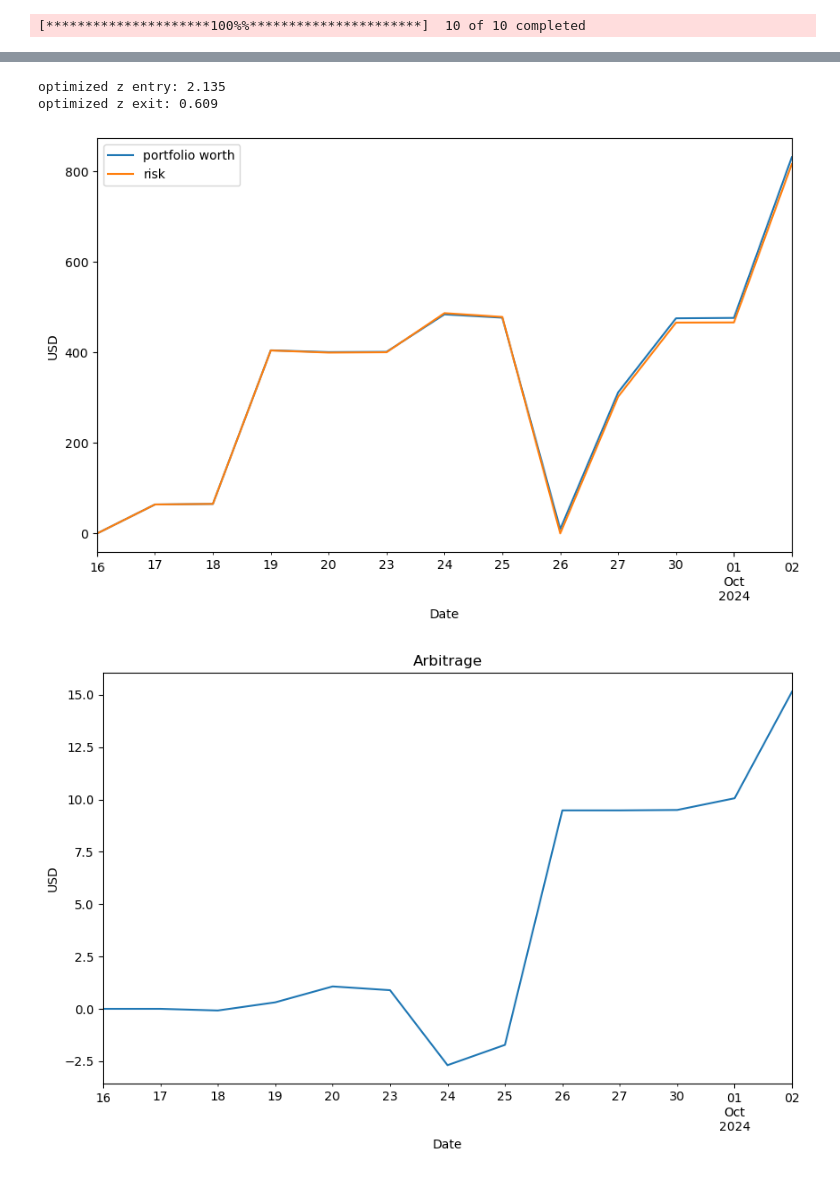
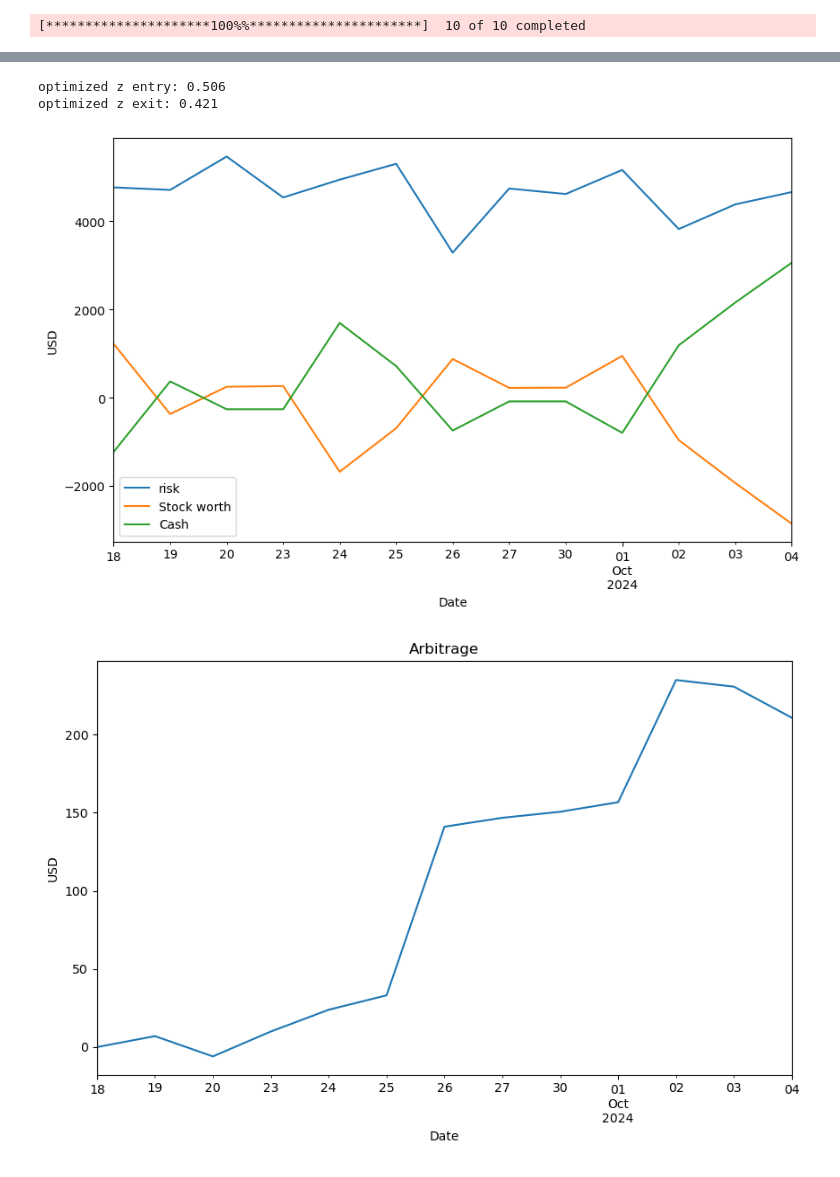
Before and after one commit to SzeLok0305/Finance_study, a Jupyter notebook: yfinance_analysis/Pair trading.ipynb, the cells around one changed output, grey strips where cells are left out. Drawn from its saved outputs; the diff is of its cells as text; code cells hidden in the pictures.

```diff
--- a/yfinance_analysis/Pair trading.ipynb
+++ b/yfinance_analysis/Pair trading.ipynb
@@ -146,16 +146,19 @@ def backtest(df,TT_split,pairs,z_score_window,z_entry,z_exit,opt_mode=False):
 
     Portfolio_value[keys] = (Test_position[keys]*df_test[keys])
     Portfolio_value['risking'] = Portfolio_value.abs().sum(axis=1)
-    Portfolio_value['stock worth'] = Portfolio_value.sum(axis=1)
+    Portfolio_value['stock worth'] = Portfolio_value[keys].sum(axis=1)
     Change_in_holding = Test_position-Test_position.shift(1)
-    open_close_position_gain = (-Change_in_holding*df_test - Transaction_cost*Change_in_holding).sum(axis=1)
-    Portfolio_value['cash'] = open_close_position_gain.cumsum()
-    Portfolio_value['portfolio worth'] = Portfolio_value['cash'] + Portfolio_value['stock worth']
-    Portfolio_value['Arbitrage'] = Portfolio_value['portfolio worth'] - Portfolio_value['risking'] #Safe-Arbitrage
+    Portfolio_value['cash'] = 0 # initialize cash
+    Portfolio_value.loc[Portfolio_value.index[0], 'cash'] = -Portfolio_value.loc[Portfolio_value.index[0], 'stock worth'] # need money to buy stock!!
+    open_close_position_gain = (-Change_in_holding*df_test - Transaction_cost*Change_in_holding).sum(axis=1) # Calculate the profit from shorting + longing
+    Portfolio_value['cash'] += open_close_position_gain
+    Portfolio_value['cash'] = Portfolio_value['cash'].cumsum()
+    Portfolio_value['Arbitrage'] = Portfolio_value['cash'] + Portfolio_value['stock worth']
 
     if opt_mode:
-        Return = Portfolio_value['Arbitrage']/Portfolio_value['Arbitrage'].shift(1).dropna()
-        return Return.mean()#/Return.var() # basically sharpe ratio
+        #Return = Portfolio_value['Arbitrage']/Portfolio_value['Arbitrage'].shift(1).dropna()
+        Return = Log_return(Portfolio_value['Arbitrage'])
+        return Return.mean()/Return.var() # basically sharpe ratio
 
     return Test_position, Portfolio_value
 # %%
@@ -165,13 +168,7 @@ def optimize_zscore_params(df, TT_split, pairs, z_score_window):
         result = backtest(df, TT_split, pairs, z_score_window, z_entry, z_exit, opt_mode=True)
         return -result
 
-    initial_guess = [1, 0]
-
-    cons = ({'type': 'ineq', 'fun': lambda x: x[0] - x[1]},  # z_entry > z_exit
-            {'type': 'ineq', 'fun': lambda x: x[0]},        # z_entry > 0
-            {'type': 'ineq', 'fun': lambda x: x[1]})        # z_exit > 0
-
-    bounds = [(0, 3), (0, 1)]  # (z_entry_bounds, z_exit_bounds)
+    bounds = [(0, 2), (0, 1)]  # (z_entry_bounds, z_exit_bounds)
 
     result = differential_evolution(
         objective,
@@ -199,21 +196,22 @@ optimized_z_entry, optimized_z_exit = optimize_zscore_params(df, TT_split, coint
 print(f'optimized z entry: {optimized_z_entry:.3f}')
 print(f'optimized z exit: {optimized_z_exit:.3f}')
 # %% [output]
-optimized z entry: 2.135
-optimized z exit: 0.609
+optimized z entry: 0.506
+optimized z exit: 0.421
 # %%
 Position_book, Portfolio = backtest(df,TT_split,cointegrated_pairs,z_score_window,optimized_z_entry,optimized_z_exit)
 # %%
 plt.figure(figsize=(10, 6))
-Portfolio['portfolio worth'].plot(ylabel='USD',label='portfolio worth')
 Portfolio['risking'].plot(ylabel='USD',label='risk')
+Portfolio['stock worth'].plot(label="Stock worth")
+Portfolio['cash'].plot(label="Cash")
 plt.legend()
 plt.show()
 
 plt.figure(figsize=(10, 6))
 Portfolio['Arbitrage'].plot(ylabel='USD',title='Arbitrage')
 plt.show()
 # %% [output]
-[figure, old version]
+[figure, new version]
-[figure, old version]
+[figure, new version]
 # %%
```
Also changed, not shown: parts of 6 cells of this notebook.
